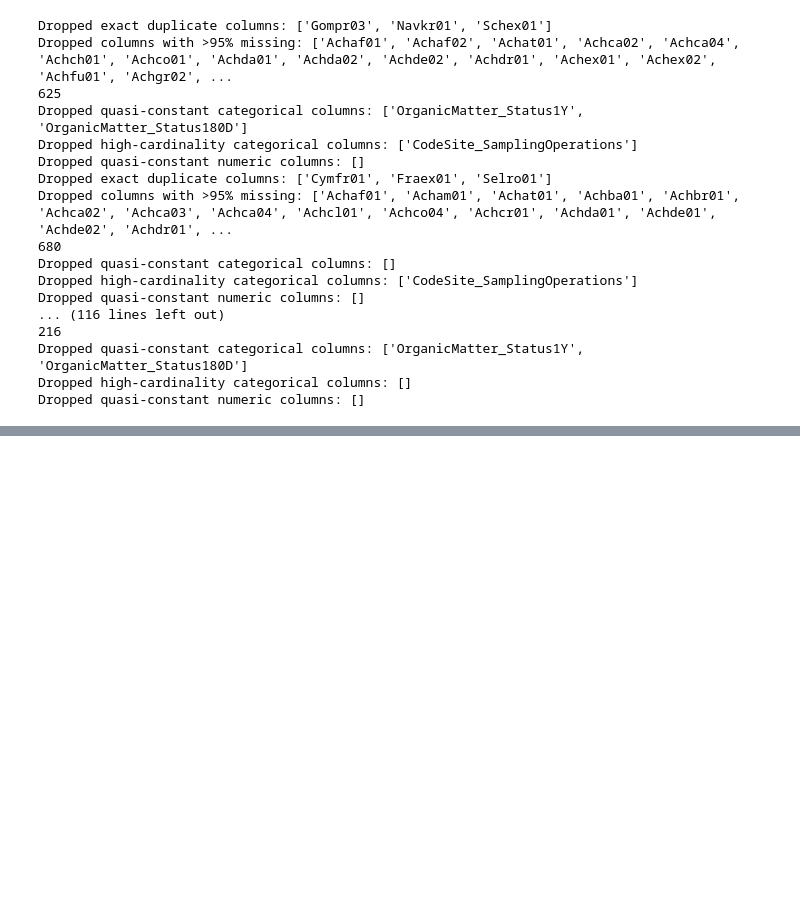
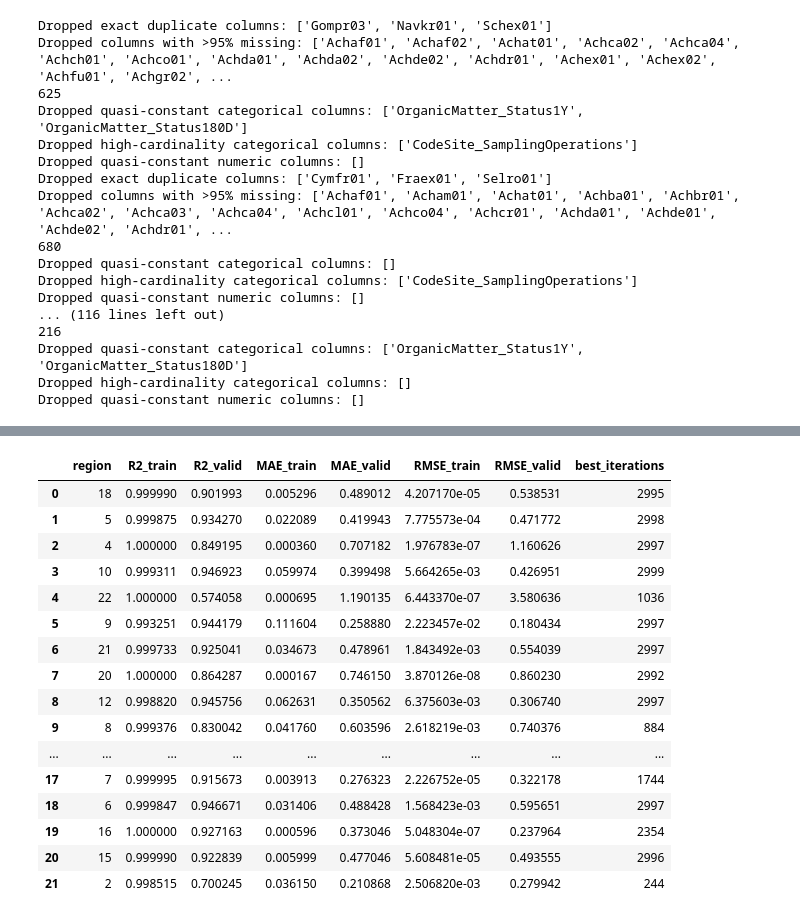
Before and after one commit to heritaco/Empilement-Tobit-CatBoost-et-interpolation-laplacienne-spatio-temporelle-pour-l-IBD-EQR, a Jupyter notebook: notebooks/06_cb_regression/deatraradelanteadtas.ipynb, the cells around one changed output, grey strips where cells are left out. Cells and saved outputs as stored; diff of their text form; code cells hidden in the pictures; blank space fills up the shorter version.

```diff
--- a/notebooks/06_cb_regression/deatraradelanteadtas.ipynb
+++ b/notebooks/06_cb_regression/deatraradelanteadtas.ipynb
@@ -1019,0 +1019,24 @@ Dropped quasi-constant numeric columns: []
+# %%
+metrics_df = (pd.DataFrame.from_dict(all_metrics, orient='index')
+                .reset_index()
+                .rename(columns={'index':'region'}))
+# %%
+metrics_df
+# %% [output]
+|  | region | R2_train | R2_valid | MAE_train | MAE_valid | RMSE_train | RMSE_valid | best_iterations |
+| 0 | 18 | 0.999990 | 0.901993 | 0.005296 | 0.489012 | 4.207170e-05 | 0.538531 | 2995 |
+| 1 | 5 | 0.999875 | 0.934270 | 0.022089 | 0.419943 | 7.775573e-04 | 0.471772 | 2998 |
+| 2 | 4 | 1.000000 | 0.849195 | 0.000360 | 0.707182 | 1.976783e-07 | 1.160626 | 2997 |
+| 3 | 10 | 0.999311 | 0.946923 | 0.059974 | 0.399498 | 5.664265e-03 | 0.426951 | 2999 |
+| 4 | 22 | 1.000000 | 0.574058 | 0.000695 | 1.190135 | 6.443370e-07 | 3.580636 | 1036 |
+| 5 | 9 | 0.993251 | 0.944179 | 0.111604 | 0.258880 | 2.223457e-02 | 0.180434 | 2997 |
+| 6 | 21 | 0.999733 | 0.925041 | 0.034673 | 0.478961 | 1.843492e-03 | 0.554039 | 2997 |
+| 7 | 20 | 1.000000 | 0.864287 | 0.000167 | 0.746150 | 3.870126e-08 | 0.860230 | 2992 |
+| 8 | 12 | 0.998820 | 0.945756 | 0.062631 | 0.350562 | 6.375603e-03 | 0.306740 | 2997 |
+| 9 | 8 | 0.999376 | 0.830042 | 0.041760 | 0.603596 | 2.618219e-03 | 0.740376 | 884 |
+| ... | ... | ... | ... | ... | ... | ... | ... | ... |
+| 17 | 7 | 0.999995 | 0.915673 | 0.003913 | 0.276323 | 2.226752e-05 | 0.322178 | 1744 |
+| 18 | 6 | 0.999847 | 0.946671 | 0.031406 | 0.488428 | 1.568423e-03 | 0.595651 | 2997 |
+| 19 | 16 | 1.000000 | 0.927163 | 0.000596 | 0.373046 | 5.048304e-07 | 0.237964 | 2354 |
+| 20 | 15 | 0.999990 | 0.922839 | 0.005999 | 0.477046 | 5.608481e-05 | 0.493555 | 2996 |
+| 21 | 2 | 0.998515 | 0.700245 | 0.036150 | 0.210868 | 2.506820e-03 | 0.279942 | 244 |
```
Also changed, not shown: parts of 23 cells of this notebook, 2 other files.
